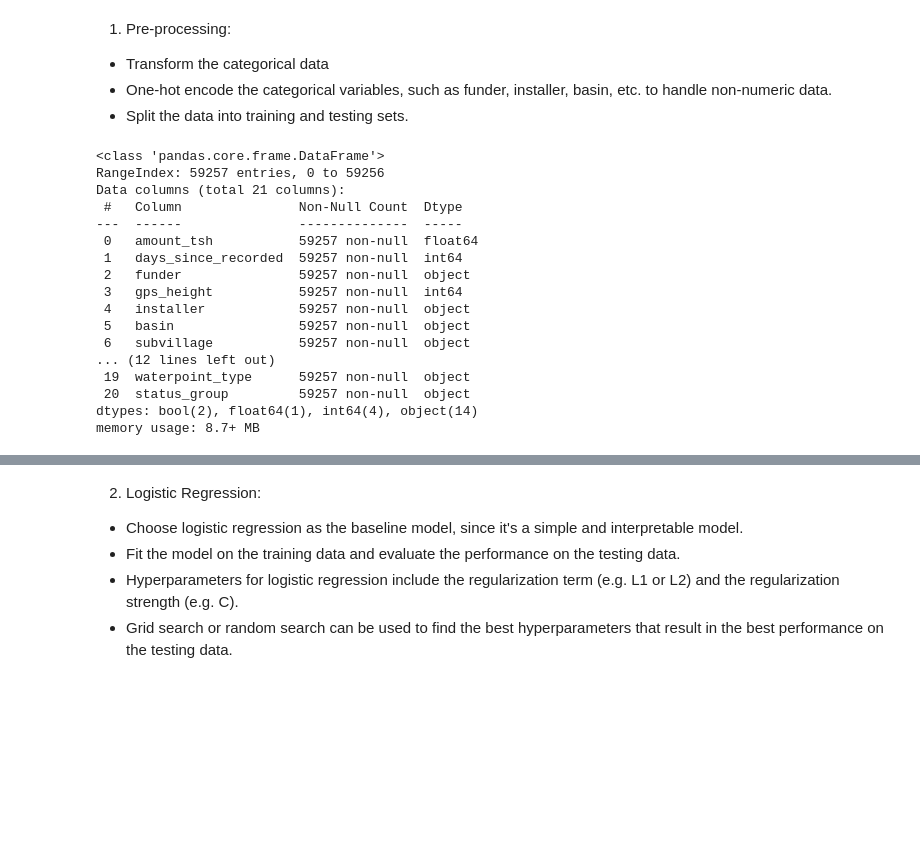
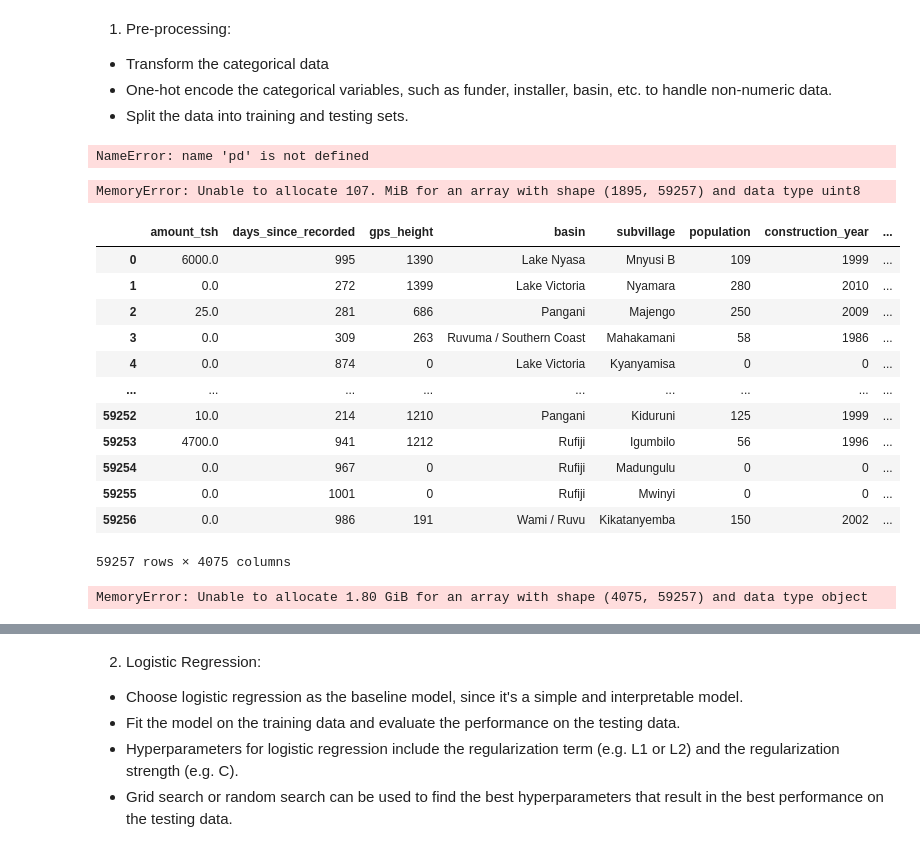
Before and after one commit to AmosMaru/Tanzania_water_pump_prediction, a Jupyter notebook: Modeling data.ipynb, the cells around one changed output, grey strips where cells are left out. Saved outputs shown, nothing was run; the diff lists cells and outputs as text; code cells hidden in the pictures; blank space fills up the shorter version.

```diff
--- a/Modeling data.ipynb
+++ b/Modeling data.ipynb
@@ -81,23 +81,10 @@ test_data.head()
 * Transform the categorical data
 * One-hot encode the categorical variables, such as funder, installer, basin, etc. to handle non-numeric data.
 * Split the data into training and testing sets.
-# %%
-training_data.info()
-# %% [output]
-<class 'pandas.core.frame.DataFrame'>
-RangeIndex: 59257 entries, 0 to 59256
-Data columns (total 21 columns):
- #   Column               Non-Null Count  Dtype
----  ------               --------------  -----
- 0   amount_tsh           59257 non-null  float64
- 1   days_since_recorded  59257 non-null  int64
- 2   funder               59257 non-null  object
- 3   gps_height           59257 non-null  int64
- 4   installer            59257 non-null  object
- 5   basin                59257 non-null  object
- 6   subvillage           59257 non-null  object
-... (12 lines left out)
- 19  waterpoint_type      59257 non-null  object
- 20  status_group         59257 non-null  object
-dtypes: bool(2), float64(1), int64(4), object(14)
-memory usage: 8.7+ MB
+# %%
+# Select the categorical columns you want to encode
+categorical_columns = ["funder", "installer", "scheme_management",'management_group','payment_type','water_quality','permit','public_meeting']
+# Use Pandas get_dummies method to create the OHE data
+df_ohe = pd.get_dummies(training_data, columns=categorical_columns, prefix=categorical_columns, drop_first=True)
+# %% [output]
+NameError: name 'pd' is not defined
@@ -103,0 +96,48 @@ memory usage: 8.7+ MB
+# %%
+# Select the categorical columns you want to encode
+categorical_columns = ["funder", "installer", "scheme_management",'management_group','water_quality','permit','public_meeting']
+
+# Use Pandas get_dummies method to create the OHE data
+df_ohe = pd.get_dummies(training_data, columns=categorical_columns, prefix=categorical_columns, drop_first=True)
+# %% [output]
+MemoryError: Unable to allocate 107. MiB for an array with shape (1895, 59257) and data type uint8
+# %%
+# Split the data into features (X) and target (y) variables
+X = df_ohe.drop(['status_group'], axis=1)
+y = df_ohe['status_group']
+# %%
+X
+# %% [output]
+|  | amount_tsh | days_since_recorded | gps_height | basin | subvillage | population | construction_year | ... |
+| 0 | 6000.0 | 995 | 1390 | Lake Nyasa | Mnyusi B | 109 | 1999 | ... |
+| 1 | 0.0 | 272 | 1399 | Lake Victoria | Nyamara | 280 | 2010 | ... |
+| 2 | 25.0 | 281 | 686 | Pangani | Majengo | 250 | 2009 | ... |
+| 3 | 0.0 | 309 | 263 | Ruvuma / Southern Coast | Mahakamani | 58 | 1986 | ... |
+| 4 | 0.0 | 874 | 0 | Lake Victoria | Kyanyamisa | 0 | 0 | ... |
+| ... | ... | ... | ... | ... | ... | ... | ... | ... |
+| 59252 | 10.0 | 214 | 1210 | Pangani | Kiduruni | 125 | 1999 | ... |
+| 59253 | 4700.0 | 941 | 1212 | Rufiji | Igumbilo | 56 | 1996 | ... |
+| 59254 | 0.0 | 967 | 0 | Rufiji | Madungulu | 0 | 0 | ... |
+| 59255 | 0.0 | 1001 | 0 | Rufiji | Mwinyi | 0 | 0 | ... |
+| 59256 | 0.0 | 986 | 191 | Wami / Ruvu | Kikatanyemba | 150 | 2002 | ... |
+59257 rows × 4075 columns
+# %%
+# # Normalize the feature data using StandardScaler
+# scaler = StandardScaler()
+# X_scaled = scaler.fit_transform(X)
+
+
+from sklearn.preprocessing import MinMaxScaler
+
+scaler = MinMaxScaler()
+
+scaler.fit(X)
+train_scaled = pd.DataFrame(
+    scaler.transform(X),
+    # index is important to ensure we can concatenate with other columns
+    index=X.index,
+    columns=X.columns
+)
+X_scaled.head()
+# %% [output]
+MemoryError: Unable to allocate 1.80 GiB for an array with shape (4075, 59257) and data type object
```
Also changed, not shown: parts of 55 cells of this notebook, 3 other files.
